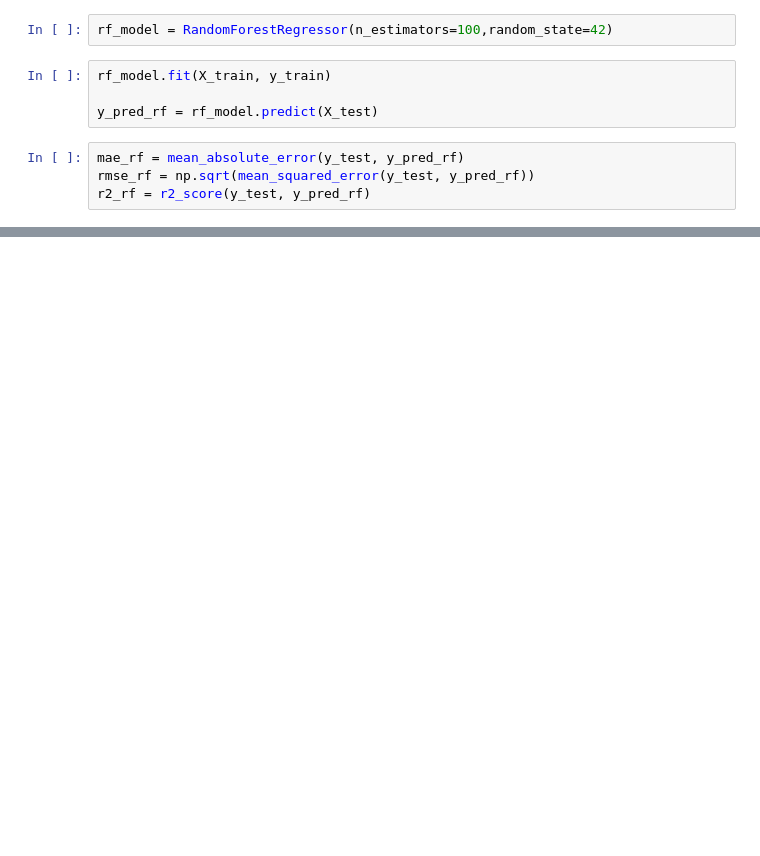
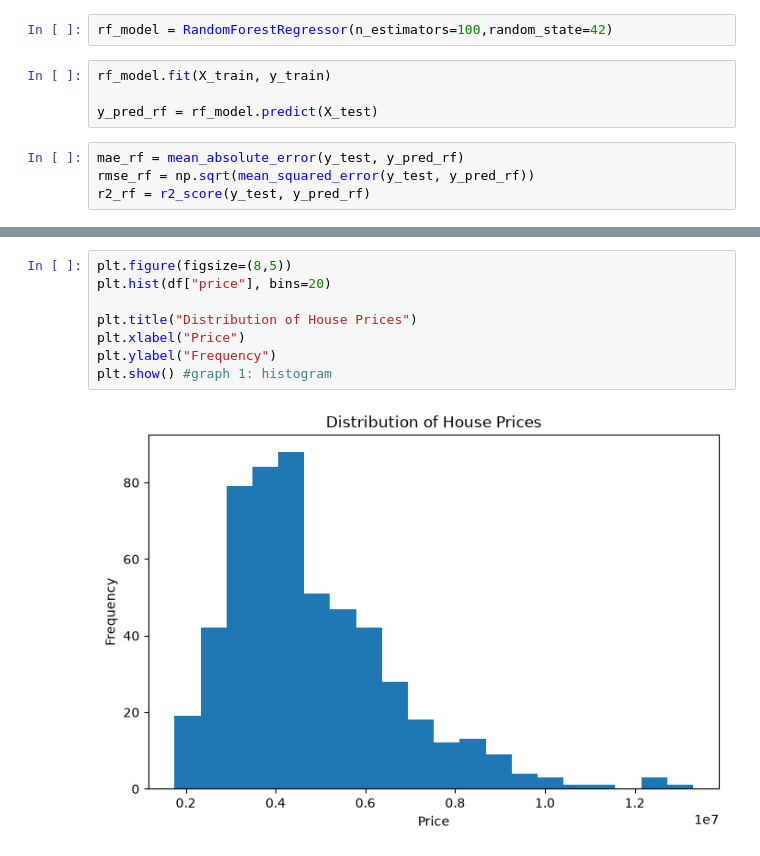
Before and after one commit to Susheyyy/ML-Projects, a Jupyter notebook: Week1/House-Price-Prediction.ipynb, the cells around one changed output, grey strips where cells are left out. Cells and saved outputs as stored; diff of their text form; blank space fills up the shorter version.

Commit message:
visualization

```diff
--- a/Week1/House-Price-Prediction.ipynb
+++ b/Week1/House-Price-Prediction.ipynb
@@ -109,0 +176,10 @@ plt.show()
+# %%
+plt.figure(figsize=(8,5))
+plt.hist(df["price"], bins=20)
+
+plt.title("Distribution of House Prices")
+plt.xlabel("Price")
+plt.ylabel("Frequency")
+plt.show() #graph 1: histogram
+# %% [output]
+[figure, added]
```
Also changed, not shown: parts of 17 cells of this notebook.
